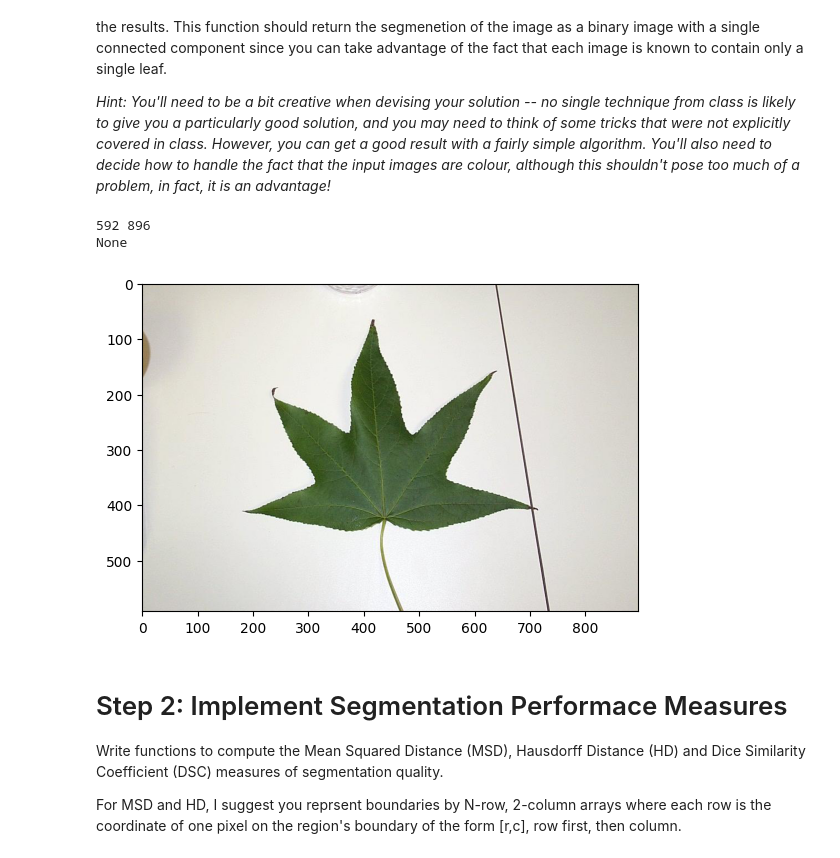
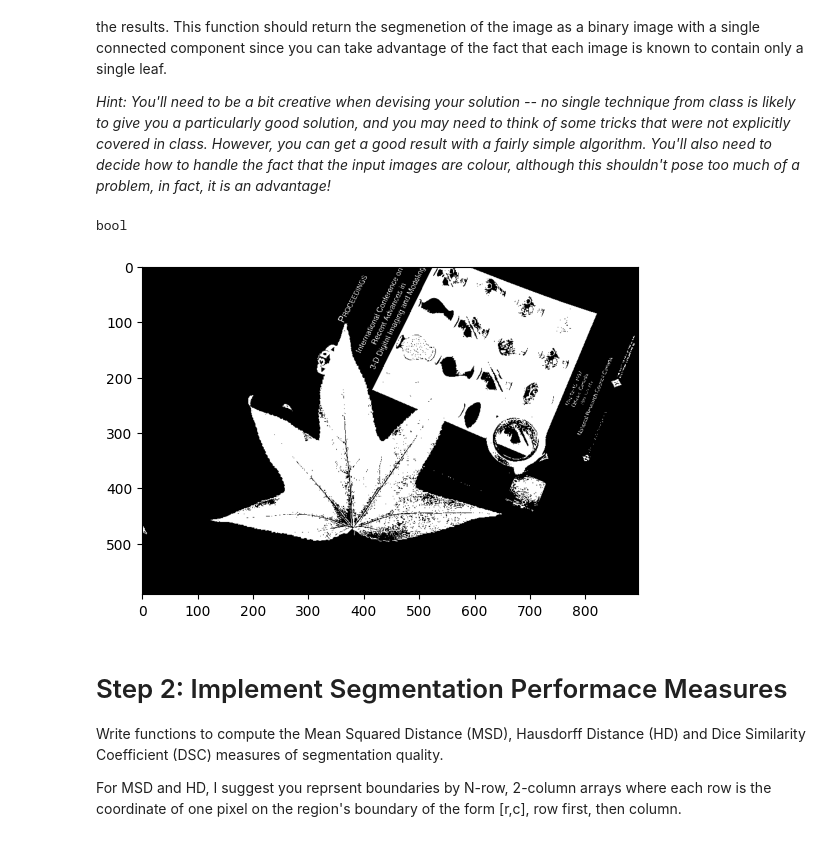
Before and after one commit to woodymorrice/cmpt819_a3, a Jupyter notebook: asn3-q1.ipynb, the cells around one changed output. Cells and saved outputs as stored; diff of their text form; code cells hidden in the pictures.

```diff
--- a/asn3-q1.ipynb
+++ b/asn3-q1.ipynb
@@ -23,42 +23,45 @@ import matplotlib.pyplot as plt
 # You can import other modules as needed.
 
 def segleaf(I):
     '''
     Segment a leaf image.
     :param I: Color leaf image to segment.
     :return: Logical image where True pixels represent foreground (i.e. leaf pixels).
     '''
 
     # convert to float
     I = util.img_as_float(I)
 
     # isolate the green channel
     greens = I[:,:,1]
 
     n, m = greens.shape
 
+    # segmented = (I[:,:,0] > 0.5) & (I[:,:,1] < 0.5) & (I[:,:,2] > 0.5)
+    segmented = greens < 0.5
+
+    return segmented
+
     print(n, m)
 
     # determine a metric that can be used to measure the "greenness" of the colour of a given pixel
     # how close to 1 is the green channel of the pixel
 
     # create a "feature map" by computing this feature for each pixel
 
     pass   # replace this with your return statement.  This is just a placeholder to prevent a syntax error.
 
 
-image_path = os.path.join('.', 'images', "image_0001.png")
+image_path = os.path.join('.', 'images', "image_0009.png")
+img = io.imread(image_path)
+grn = segleaf(img)
+print(grn.dtype)
 
-img = io.imread(image_path)
-
-print(segleaf(img))
-
-plt.imshow(img)
+plt.imshow(grn, cmap='gray', vmin=0, vmax=1)
 plt.show()
 # %% [output]
-592 896
-None
+bool
-[figure, old version]
+[figure, new version]
 # %% [markdown]
 # Step 2: Implement Segmentation Performace Measures
 
```
Also changed, not shown: parts of 1 cell of this notebook, 30 other files.
